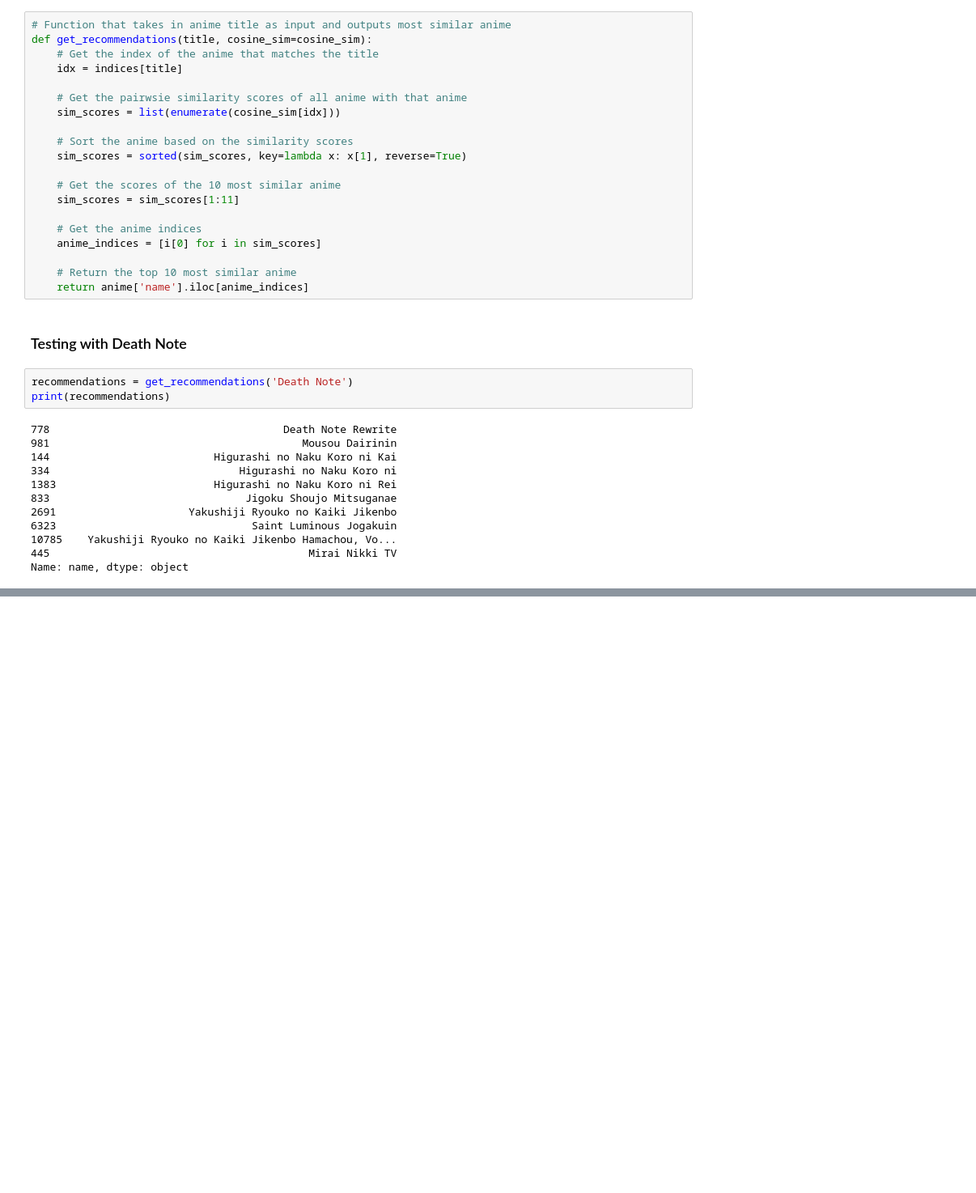
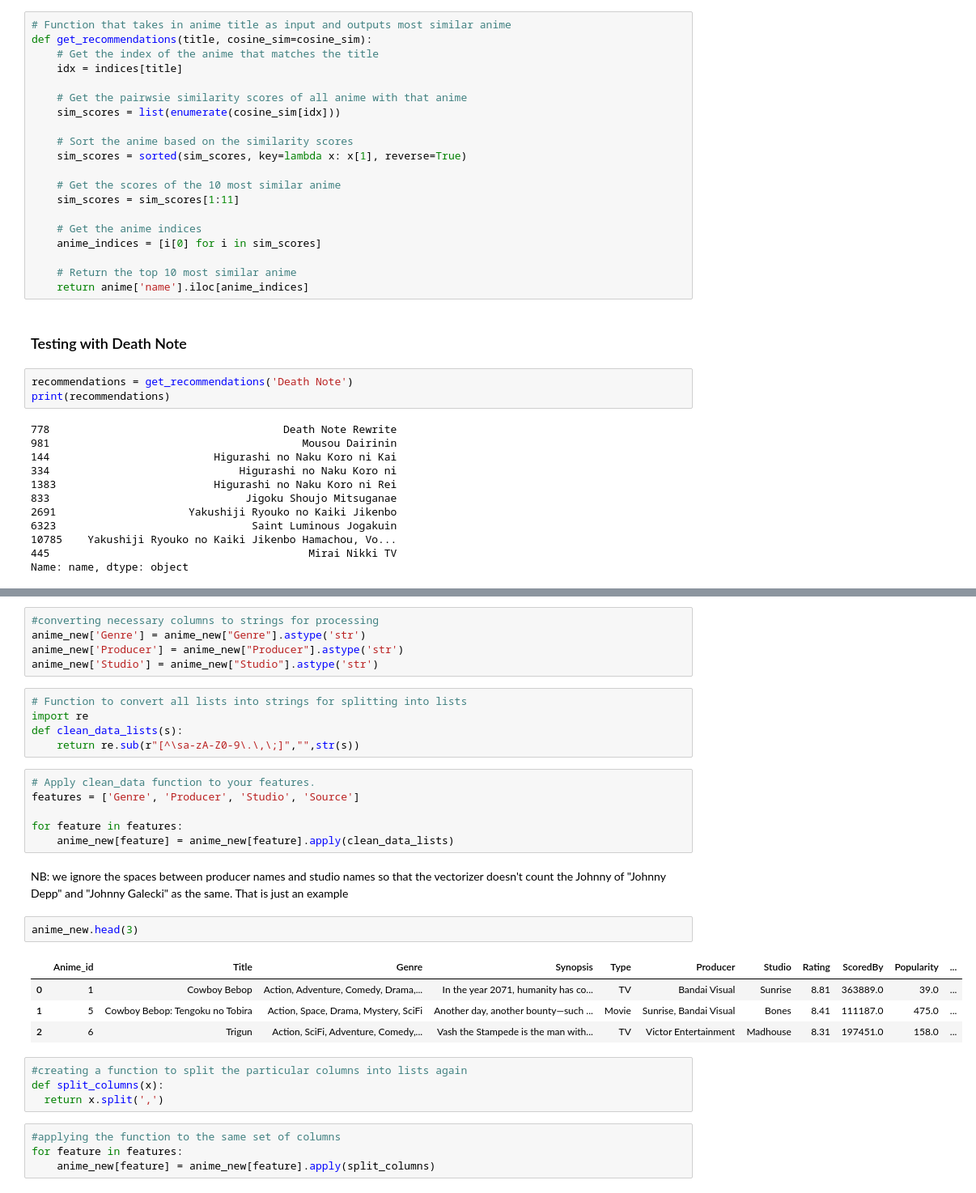
Before and after one commit to Pydare/Anime-Recommender-System, a Jupyter notebook: anime_content_based.ipynb, the cells around one changed output, grey strips where cells are left out. Shown at 81% size. Cells and saved outputs as stored; diff of their text form; blank space fills up the shorter version.

```diff
--- a/anime_content_based.ipynb
+++ b/anime_content_based.ipynb
@@ -230,0 +369,33 @@ Name: name, dtype: object
+# %%
+#converting necessary columns to strings for processing
+anime_new['Genre'] = anime_new["Genre"].astype('str')
+anime_new['Producer'] = anime_new["Producer"].astype('str')
+anime_new['Studio'] = anime_new["Studio"].astype('str')
+# %%
+# Function to convert all lists into strings for splitting into lists
+import re
+def clean_data_lists(s):
+    return re.sub(r"[^\sa-zA-Z0-9\.\,\;]","",str(s))
+# %%
+# Apply clean_data function to your features.
+features = ['Genre', 'Producer', 'Studio', 'Source']
+
+for feature in features:
+    anime_new[feature] = anime_new[feature].apply(clean_data_lists)
+# %% [markdown]
+NB: we ignore the spaces between producer names and studio names so that the vectorizer doesn't count the Johnny of "Johnny Depp" and "Johnny Galecki" as the same. That is just an example
+# %%
+anime_new.head(3)
+# %% [output]
+|  | Anime_id | Title | Genre | Synopsis | Type | Producer | Studio | Rating | ScoredBy | Popularity | ... |
+| 0 | 1 | Cowboy Bebop | Action, Adventure, Comedy, Drama,... | In the year 2071, humanity has co... | TV | Bandai Visual | Sunrise | 8.81 | 363889.0 | 39.0 | ... |
+| 1 | 5 | Cowboy Bebop: Tengoku no Tobira | Action, Space, Drama, Mystery, SciFi | Another day, another bounty—such ... | Movie | Sunrise, Bandai Visual | Bones | 8.41 | 111187.0 | 475.0 | ... |
+| 2 | 6 | Trigun | Action, SciFi, Adventure, Comedy,... | Vash the Stampede is the man with... | TV | Victor Entertainment | Madhouse | 8.31 | 197451.0 | 158.0 | ... |
+# %%
+#creating a function to split the particular columns into lists again
+def split_columns(x):
+  return x.split(',')
+# %%
+#applying the function to the same set of columns
+for feature in features:
+    anime_new[feature] = anime_new[feature].apply(split_columns)
```
Also changed, not shown: parts of 34 cells of this notebook.
